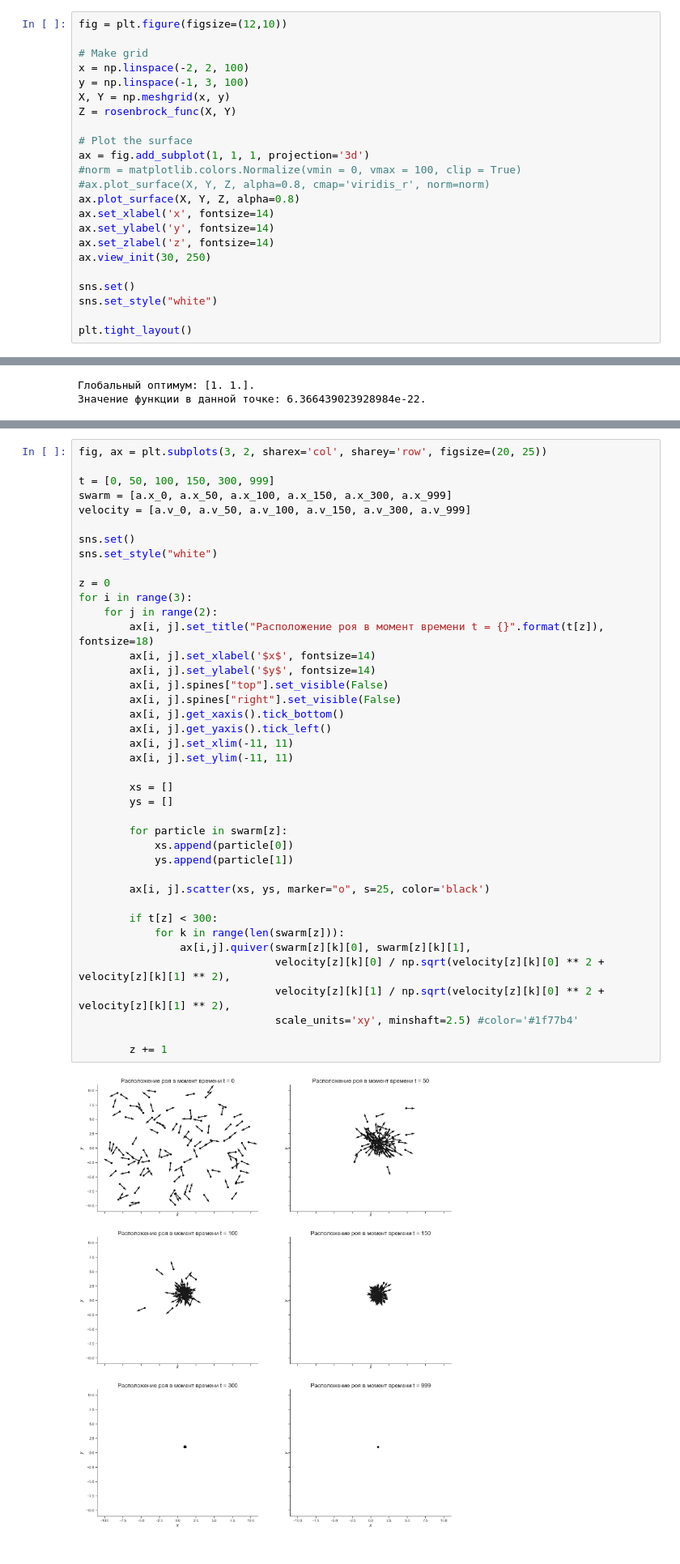
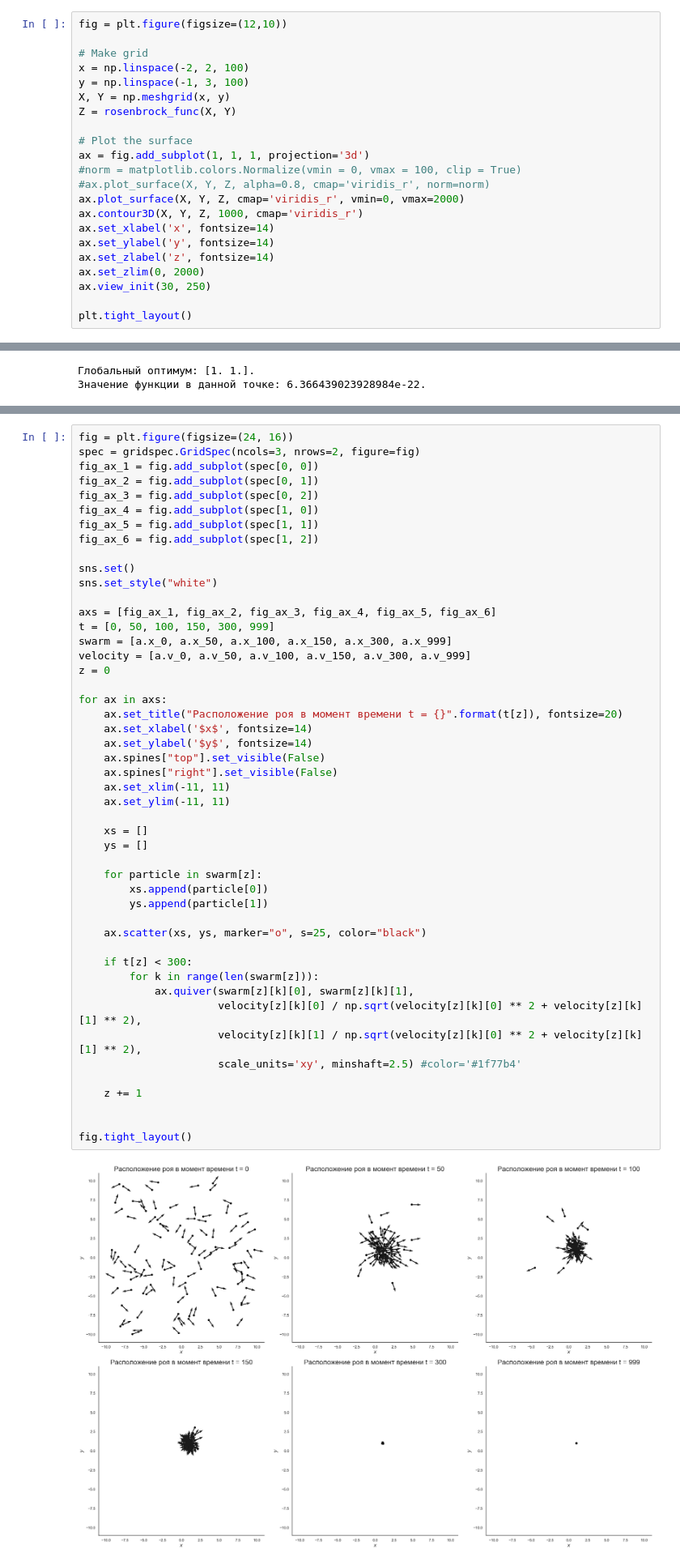
Before and after one commit to khaykingleb/stochastic-optimization-methods, a Jupyter notebook: Code/Particle_Swarm_Optimization/Rosenbrock_func.ipynb, the cells around one changed output, grey strips where cells are left out. Shown at 81% size. Drawn from its saved outputs; the diff is of its cells as text.

```diff
--- a/Code/Particle_Swarm_Optimization/Rosenbrock_func.ipynb
+++ b/Code/Particle_Swarm_Optimization/Rosenbrock_func.ipynb
@@ -23,14 +23,13 @@ Z = rosenbrock_func(X, Y)
 ax = fig.add_subplot(1, 1, 1, projection='3d')
 #norm = matplotlib.colors.Normalize(vmin = 0, vmax = 100, clip = True)
 #ax.plot_surface(X, Y, Z, alpha=0.8, cmap='viridis_r', norm=norm)
-ax.plot_surface(X, Y, Z, alpha=0.8)
+ax.plot_surface(X, Y, Z, cmap='viridis_r', vmin=0, vmax=2000)
+ax.contour3D(X, Y, Z, 1000, cmap='viridis_r')
 ax.set_xlabel('x', fontsize=14)
 ax.set_ylabel('y', fontsize=14)
 ax.set_zlabel('z', fontsize=14)
+ax.set_zlim(0, 2000)
 ax.view_init(30, 250)
 
-sns.set()
-sns.set_style("white")
-
 plt.tight_layout()
 # %% [output]
@@ -310,44 +311,52 @@ a.search_global(2, [(-10, 10),(-10, 10)])
 # %%
-fig, ax = plt.subplots(3, 2, sharex='col', sharey='row', figsize=(20, 25))
-
-t = [0, 50, 100, 150, 300, 999]
-swarm = [a.x_0, a.x_50, a.x_100, a.x_150, a.x_300, a.x_999]
-velocity = [a.v_0, a.v_50, a.v_100, a.v_150, a.v_300, a.v_999]
+fig = plt.figure(figsize=(24, 16))
+spec = gridspec.GridSpec(ncols=3, nrows=2, figure=fig)
+fig_ax_1 = fig.add_subplot(spec[0, 0])
+fig_ax_2 = fig.add_subplot(spec[0, 1])
+fig_ax_3 = fig.add_subplot(spec[0, 2])
+fig_ax_4 = fig.add_subplot(spec[1, 0])
+fig_ax_5 = fig.add_subplot(spec[1, 1])
+fig_ax_6 = fig.add_subplot(spec[1, 2])
 
 sns.set()
 sns.set_style("white")
 
+axs = [fig_ax_1, fig_ax_2, fig_ax_3, fig_ax_4, fig_ax_5, fig_ax_6]
+t = [0, 50, 100, 150, 300, 999]
+swarm = [a.x_0, a.x_50, a.x_100, a.x_150, a.x_300, a.x_999]
+velocity = [a.v_0, a.v_50, a.v_100, a.v_150, a.v_300, a.v_999]
 z = 0
-for i in range(3):
-    for j in range(2):
-        ax[i, j].set_title("Расположение роя в момент времени t = {}".format(t[z]), fontsize=18)
-        ax[i, j].set_xlabel('$x$', fontsize=14)
-        ax[i, j].set_ylabel('$y$', fontsize=14)
-        ax[i, j].spines["top"].set_visible(False)
-        ax[i, j].spines["right"].set_visible(False)
-        ax[i, j].get_xaxis().tick_bottom()
-        ax[i, j].get_yaxis().tick_left()
-        ax[i, j].set_xlim(-11, 11)
-        ax[i, j].set_ylim(-11, 11)
 
-        xs = []
-        ys = []
+for ax in axs:
+    ax.set_title("Расположение роя в момент времени t = {}".format(t[z]), fontsize=20)
+    ax.set_xlabel('$x$', fontsize=14)
+    ax.set_ylabel('$y$', fontsize=14)
+    ax.spines["top"].set_visible(False)
+    ax.spines["right"].set_visible(False)
+    ax.set_xlim(-11, 11)
+    ax.set_ylim(-11, 11)
 
-        for particle in swarm[z]:
-            xs.append(particle[0])
-            ys.append(particle[1])
+    xs = []
+    ys = []
 
-        ax[i, j].scatter(xs, ys, marker="o", s=25, color='black')
+    for particle in swarm[z]:
+        xs.append(particle[0])
+        ys.append(particle[1])
 
-        if t[z] < 300:
-            for k in range(len(swarm[z])):
-                ax[i,j].quiver(swarm[z][k][0], swarm[z][k][1],
-                               velocity[z][k][0] / np.sqrt(velocity[z][k][0] ** 2 + velocity[z][k][1] ** 2),
-                               velocity[z][k][1] / np.sqrt(velocity[z][k][0] ** 2 + velocity[z][k][1] ** 2),
-                               scale_units='xy', minshaft=2.5) #color='#1f77b4'
+    ax.scatter(xs, ys, marker="o", s=25, color="black")
 
-        z += 1
+    if t[z] < 300:
+        for k in range(len(swarm[z])):
+            ax.quiver(swarm[z][k][0], swarm[z][k][1],
+                      velocity[z][k][0] / np.sqrt(velocity[z][k][0] ** 2 + velocity[z][k][1] ** 2),
+                      velocity[z][k][1] / np.sqrt(velocity[z][k][0] ** 2 + velocity[z][k][1] ** 2),
+                      scale_units='xy', minshaft=2.5) #color='#1f77b4'
+
+    z += 1
+
+
+fig.tight_layout()
 # %% [output]
-[figure, old version]
+[figure, new version]
 # %%
 fig.savefig("swarm.png".format(t), bbox_inches='tight', dpi=600)
```
Also changed, not shown: parts of 7 cells of this notebook, 20 other files.
